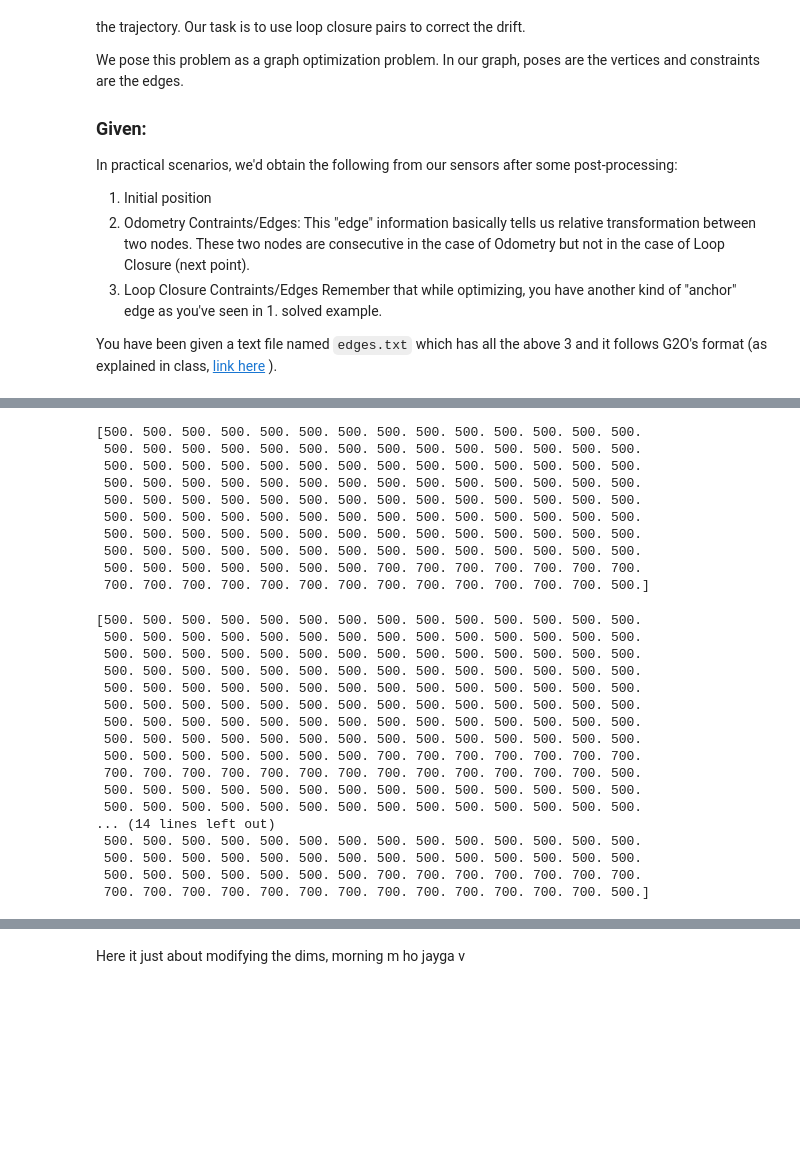
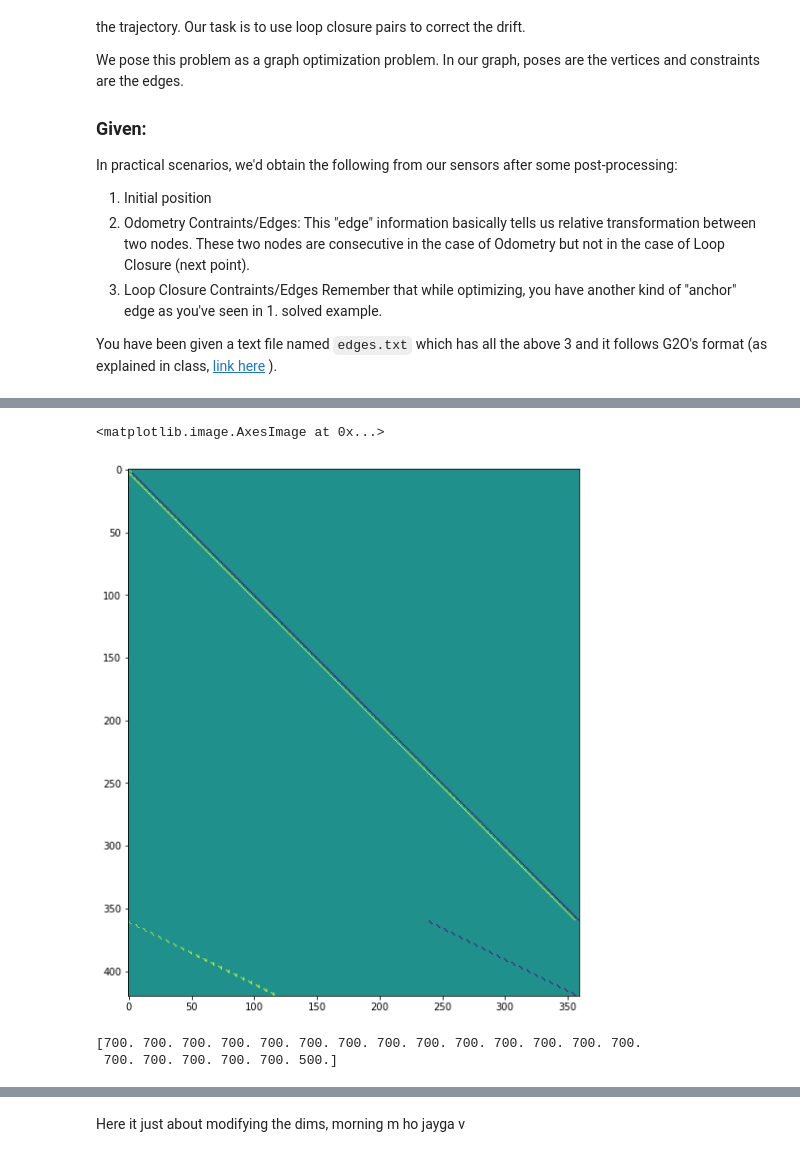
Before and after one commit to avani17101/Pose-graph-optimization, a Jupyter notebook: TEAM-ID_spacex_YOUR-NAME_Project-1.ipynb, the cells around one changed output, grey strips where cells are left out. Drawn from its saved outputs; the diff is of its cells as text; code cells hidden in the pictures; blank space fills up the shorter version.

```diff
--- a/TEAM-ID_spacex_YOUR-NAME_Project-1.ipynb
+++ b/TEAM-ID_spacex_YOUR-NAME_Project-1.ipynb
@@ -474,0 +428,16 @@ def Func_residual(calculated, initial):
+# %%
+def NewPose(x, y, theta, del_x, del_y, del_theta):
+    return jnp.array([x + del_x * jnp.cos(theta) - del_y * jnp.sin(theta),
+                      y + del_y * jnp.cos(theta) + del_x * jnp.sin(theta),
+                      theta + del_theta])
+# %%
+
+import jax
+def residual(poses,edges):
+    resi = []
+    resi.extend(list(poses[0]-0))
+    l = edges[0].shape[0]
+    for i in range(l):
+        pose2 = NewPose(*poses[int(edges[0][i])],edges[2][i],edges[3][i],edges[4][i])   # index1 : int(edges[0][i]), dx,dy,dtheta
+        resi.extend(list(pose2 - poses[int(edges[1][i])]))     #index2 : int(edges[1][i])
+    return jnp.asarray(resi)
@@ -475,2 +459,8 @@ def Func_residual(calculated, initial):
+# %%
+plt.figure(figsize=(10,10))
+plt.imshow(J)
+# %% [output]
+<matplotlib.image.AxesImage at 0x...>
+[figure, added]
 # %%
 omega = np.append(omega,omega[0])
@@ -482,13 +467,5 @@ omega = np.append(omega,omega[0])
 # %%
-print(omega)
+print(omega[-20:])
 # %% [output]
-[500. 500. 500. 500. 500. 500. 500. 500. 500. 500. 500. 500. 500. 500.
- 500. 500. 500. 500. 500. 500. 500. 500. 500. 500. 500. 500. 500. 500.
- 500. 500. 500. 500. 500. 500. 500. 500. 500. 500. 500. 500. 500. 500.
- 500. 500. 500. 500. 500. 500. 500. 500. 500. 500. 500. 500. 500. 500.
- 500. 500. 500. 500. 500. 500. 500. 500. 500. 500. 500. 500. 500. 500.
- 500. 500. 500. 500. 500. 500. 500. 500. 500. 500. 500. 500. 500. 500.
- 500. 500. 500. 500. 500. 500. 500. 500. 500. 500. 500. 500. 500. 500.
- 500. 500. 500. 500. 500. 500. 500. 500. 500. 500. 500. 500. 500. 500.
- 500. 500. 500. 500. 500. 500. 500. 700. 700. 700. 700. 700. 700. 700.
- 700. 700. 700. 700. 700. 700. 700. 700. 700. 700. 700. 700. 700. 500.]
+[700. 700. 700. 700. 700. 700. 700. 700. 700. 700. 700. 700. 700. 700.
+ 700. 700. 700. 700. 700. 500.]
@@ -497,20 +471,0 @@ omega3 = np.tile(omega, 3)
-# %%
-print(omega3)
-# %% [output]
-[500. 500. 500. 500. 500. 500. 500. 500. 500. 500. 500. 500. 500. 500.
- 500. 500. 500. 500. 500. 500. 500. 500. 500. 500. 500. 500. 500. 500.
- 500. 500. 500. 500. 500. 500. 500. 500. 500. 500. 500. 500. 500. 500.
- 500. 500. 500. 500. 500. 500. 500. 500. 500. 500. 500. 500. 500. 500.
- 500. 500. 500. 500. 500. 500. 500. 500. 500. 500. 500. 500. 500. 500.
- 500. 500. 500. 500. 500. 500. 500. 500. 500. 500. 500. 500. 500. 500.
- 500. 500. 500. 500. 500. 500. 500. 500. 500. 500. 500. 500. 500. 500.
- 500. 500. 500. 500. 500. 500. 500. 500. 500. 500. 500. 500. 500. 500.
- 500. 500. 500. 500. 500. 500. 500. 700. 700. 700. 700. 700. 700. 700.
- 700. 700. 700. 700. 700. 700. 700. 700. 700. 700. 700. 700. 700. 500.
- 500. 500. 500. 500. 500. 500. 500. 500. 500. 500. 500. 500. 500. 500.
- 500. 500. 500. 500. 500. 500. 500. 500. 500. 500. 500. 500. 500. 500.
-... (14 lines left out)
- 500. 500. 500. 500. 500. 500. 500. 500. 500. 500. 500. 500. 500. 500.
- 500. 500. 500. 500. 500. 500. 500. 500. 500. 500. 500. 500. 500. 500.
- 500. 500. 500. 500. 500. 500. 500. 700. 700. 700. 700. 700. 700. 700.
- 700. 700. 700. 700. 700. 700. 700. 700. 700. 700. 700. 700. 700. 500.]
```
Also changed, not shown: parts of 32 cells of this notebook.
